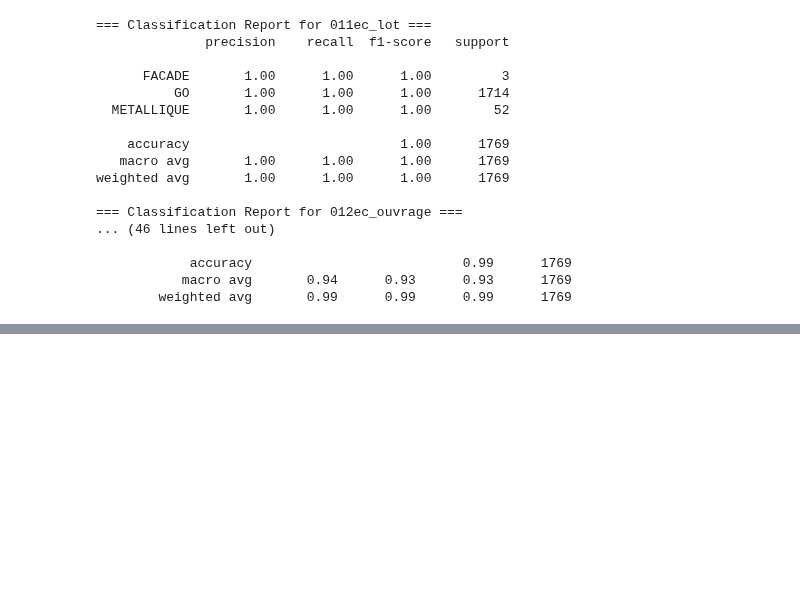
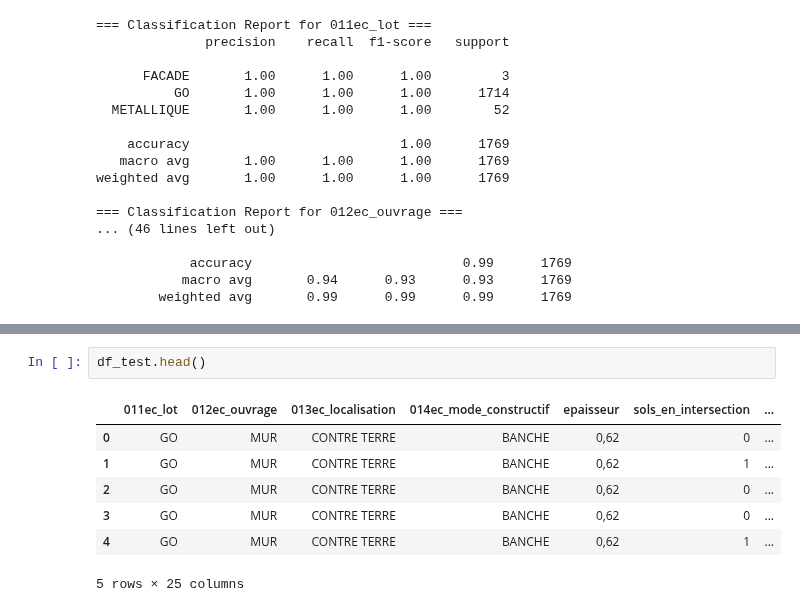
Before and after one commit to fqbq69/BIMpredict-, a Jupyter notebook: notebooks/fabian/RandomForest"poteaux".ipynb, the cells around one changed output, grey strips where cells are left out. Saved outputs shown, nothing was run; the diff lists cells and outputs as text; blank space fills up the shorter version.

```diff
--- a/notebooks/fabian/RandomForest"poteaux".ipynb
+++ b/notebooks/fabian/RandomForest"poteaux".ipynb
@@ -365,0 +540,10 @@ weighted avg       1.00      1.00      1.00      1769
+# %%
+df_test.head()
+# %% [output]
+|  | 011ec_lot | 012ec_ouvrage | 013ec_localisation | 014ec_mode_constructif | epaisseur | sols_en_intersection | ... |
+| 0 | GO | MUR | CONTRE TERRE | BANCHE | 0,62 | 0 | ... |
+| 1 | GO | MUR | CONTRE TERRE | BANCHE | 0,62 | 1 | ... |
+| 2 | GO | MUR | CONTRE TERRE | BANCHE | 0,62 | 0 | ... |
+| 3 | GO | MUR | CONTRE TERRE | BANCHE | 0,62 | 0 | ... |
+| 4 | GO | MUR | CONTRE TERRE | BANCHE | 0,62 | 1 | ... |
+5 rows × 25 columns
```
Also changed, not shown: parts of 19 cells of this notebook.
